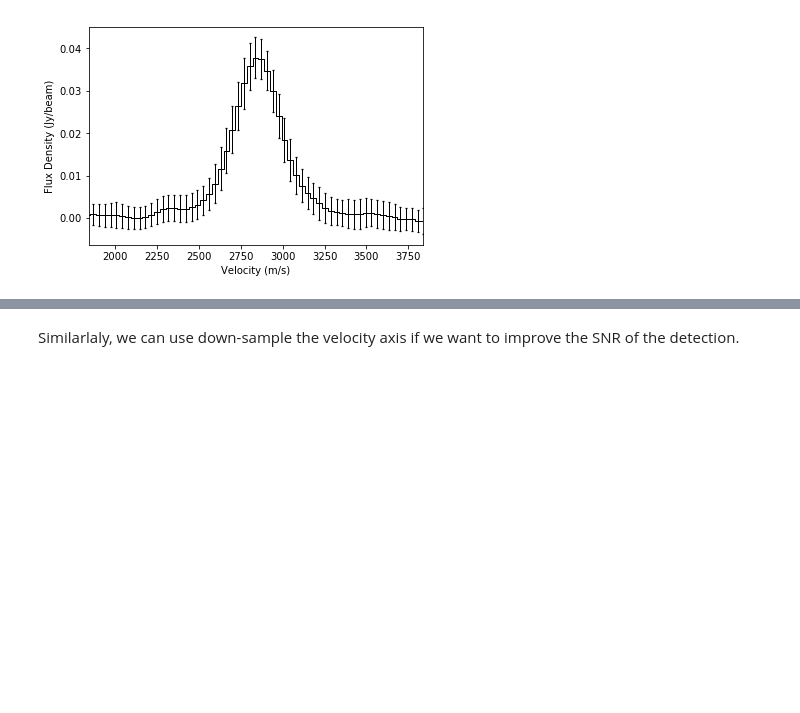
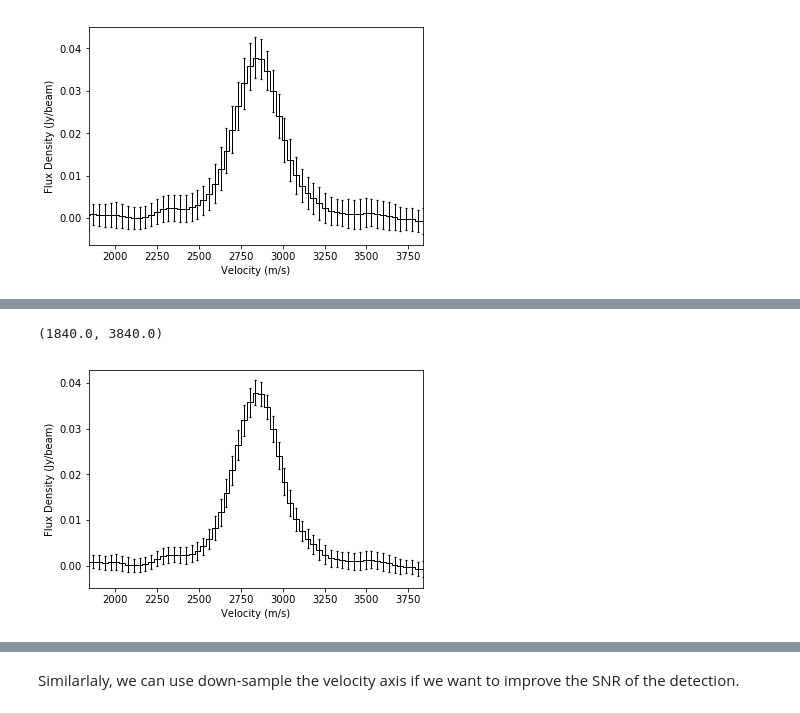
Before and after one commit to richteague/gofish, a Jupyter notebook: docs/user/fishing_basics.ipynb, the cells around one changed output, grey strips where cells are left out. Drawn from its saved outputs; the diff is of its cells as text; code cells hidden in the pictures; blank space fills up the shorter version.

```diff
--- a/docs/user/fishing_basics.ipynb
+++ b/docs/user/fishing_basics.ipynb
@@ -123,0 +137,12 @@ ax.set_xlim(1.84e3, 3.84e3)
+# %%
+x, y, dy = cube.average_spectrum(r_min=0.0, r_max=1.0, inc=5.0,
+                                 PA=152., mstar=0.88, dist=59.5,
+                                 assume_correlated=False)
+
+fig, ax = plt.subplots()
+ax.errorbar(x, y, dy, fmt=' ', capsize=1.25, capthick=1.25, color='k', lw=1.0)
+ax.step(x, y, where='mid', color='k', lw=1.0)
+ax.set_xlabel('Velocity (m/s)')
+ax.set_ylabel('Flux Density (Jy/beam)')
+ax.set_xlim(1.84e3, 3.84e3)
+# %% [output]
@@ -124 +150,3 @@ ax.set_xlim(1.84e3, 3.84e3)
+(1840.0, 3840.0)
+[figure, added]
 # %% [markdown]
```
Also changed, not shown: parts of 7 cells of this notebook, 1 other file.
